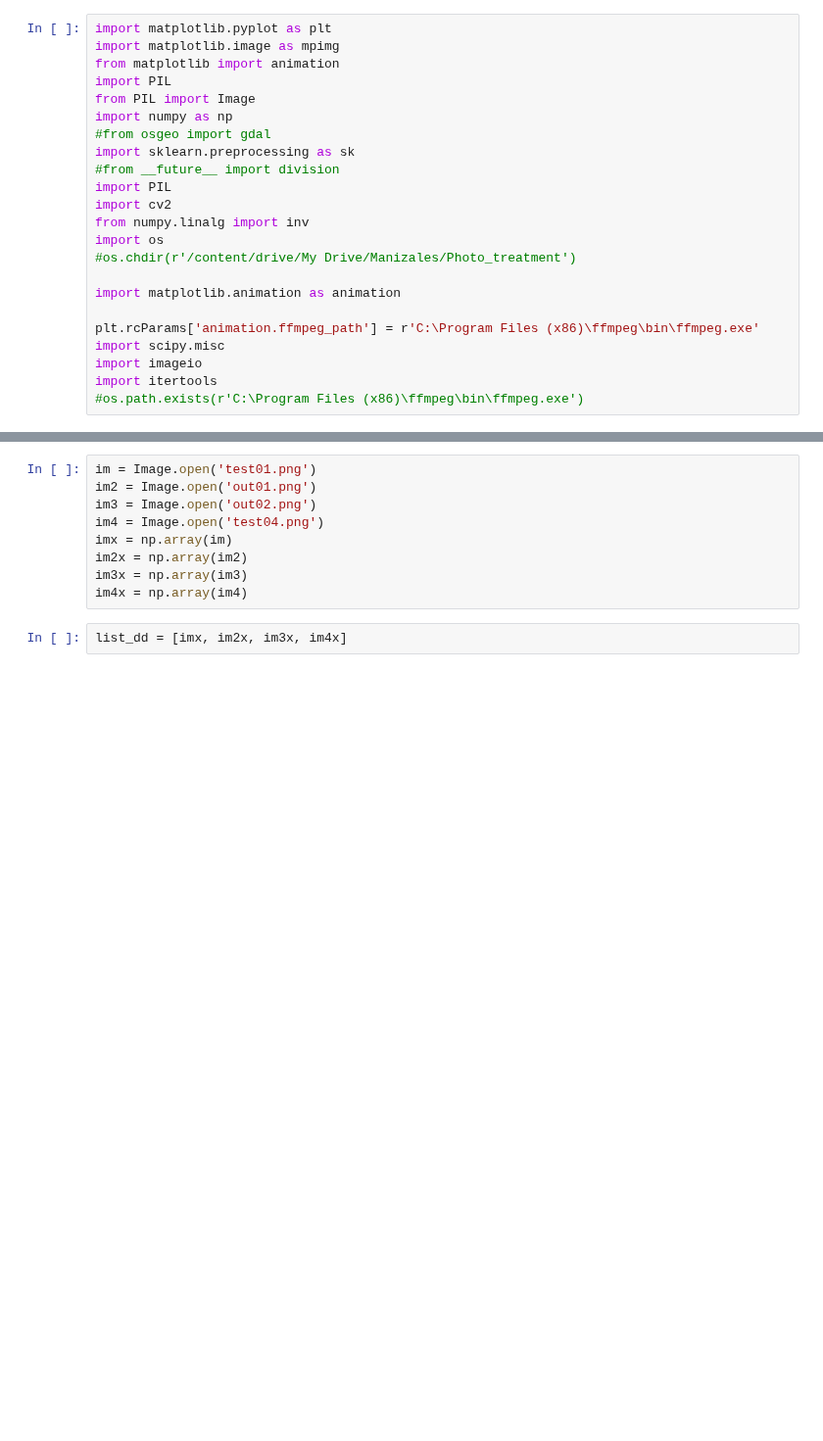
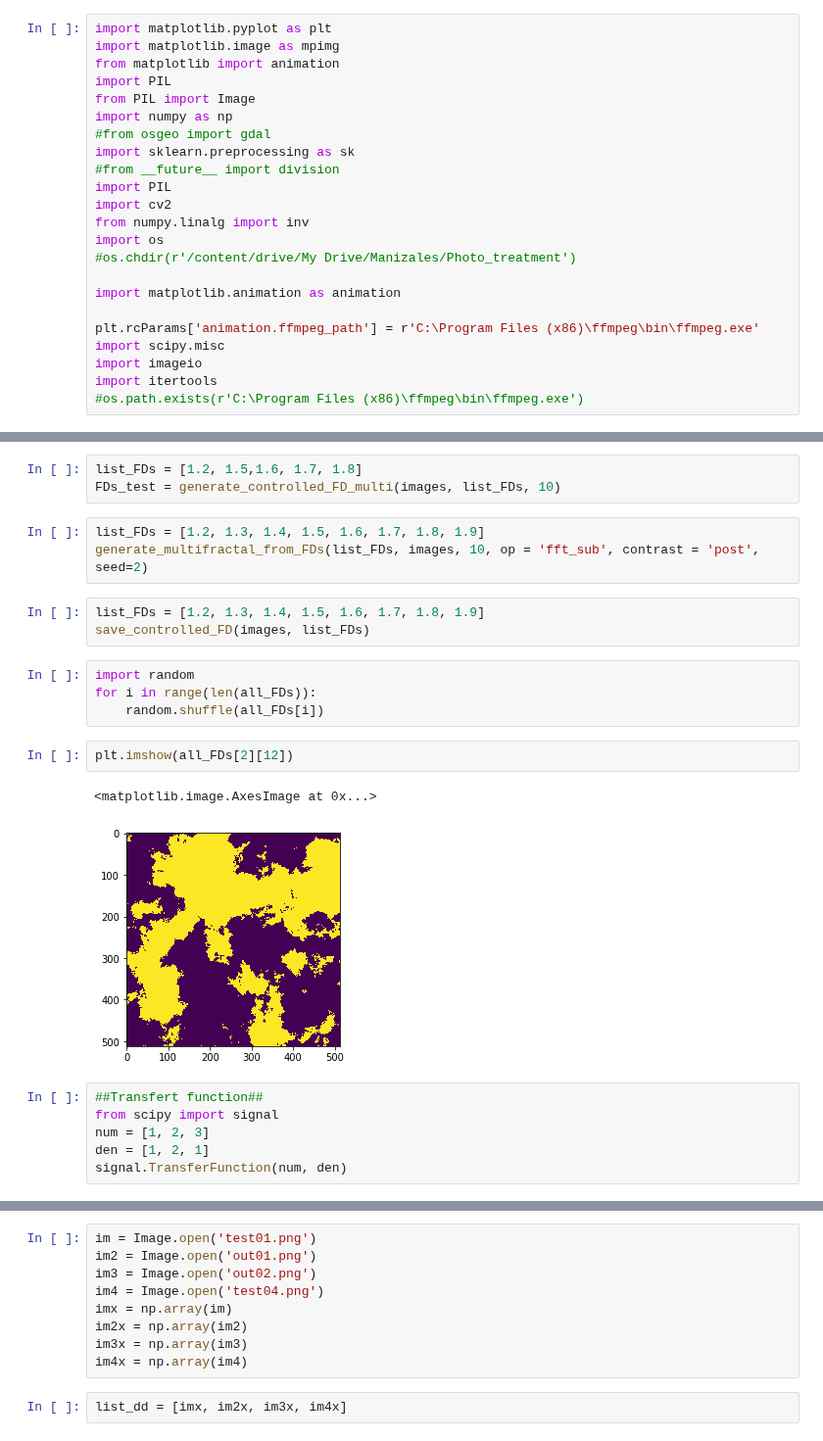
Before and after one commit to AntoineBellemare/fractal_visuals, a Jupyter notebook: Copie de Subfraction.ipynb, the cells around one changed output, grey strips where cells are left out. Shown at 98% size. Drawn from its saved outputs; the diff is of its cells as text; blank space fills up the shorter version.

Commit message:
add multifractals

```diff
--- a/Copie de Subfraction.ipynb
+++ b/Copie de Subfraction.ipynb
@@ -193,0 +443,24 @@ im3x = (255*(im3x - np.min(im3x))/np.ptp(im3x)).astype('uint8')
+# %%
+list_FDs = [1.2, 1.5,1.6, 1.7, 1.8]
+FDs_test = generate_controlled_FD_multi(images, list_FDs, 10)
+# %%
+list_FDs = [1.2, 1.3, 1.4, 1.5, 1.6, 1.7, 1.8, 1.9]
+generate_multifractal_from_FDs(list_FDs, images, 10, op = 'fft_sub', contrast = 'post', seed=2)
+# %%
+list_FDs = [1.2, 1.3, 1.4, 1.5, 1.6, 1.7, 1.8, 1.9]
+save_controlled_FD(images, list_FDs)
+# %%
+import random
+for i in range(len(all_FDs)):
+    random.shuffle(all_FDs[i])
+# %%
+plt.imshow(all_FDs[2][12])
+# %% [output]
+<matplotlib.image.AxesImage at 0x...>
+[figure, added]
+# %%
+##Transfert function##
+from scipy import signal
+num = [1, 2, 3]
+den = [1, 2, 1]
+signal.TransferFunction(num, den)
```
Also changed, not shown: parts of 39 cells of this notebook, 1 other file.
